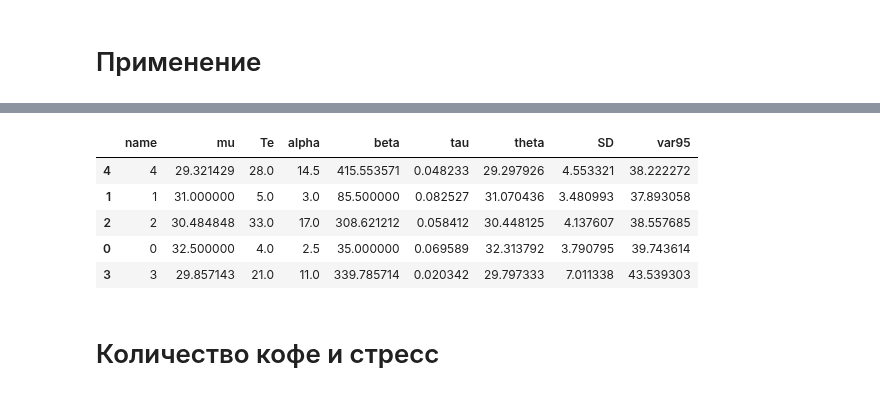
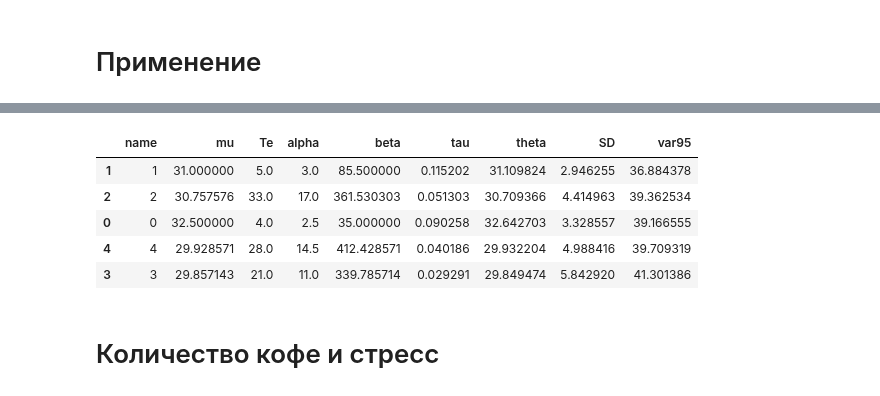
Before and after one commit to ksetdekov/trip_choice_optimizer, a Jupyter notebook: coffee-amount-optimization.ipynb, the cells around one changed output, grey strips where cells are left out. Saved outputs shown, nothing was run; the diff lists cells and outputs as text; code cells hidden in the pictures.

```diff
--- a/coffee-amount-optimization.ipynb
+++ b/coffee-amount-optimization.ipynb
@@ -269,7 +269,10 @@ events = {
     datetime(2025, 3,22): (4, 24),
     datetime(2025, 3,23): (4, 36),
     datetime(2025, 3,24): (2, 28),
-    datetime(2025, 3,25): (2, 24)
+    datetime(2025, 3,25): (2, 24),
+    datetime(2025, 3,26): (4, 36),
+    datetime(2025, 3,27): (4, 33),
+    datetime(2025, 3,28): (2, 41)
 
 }
 
@@ -283,9 +286,9 @@ cups.process_events(events, days=91)
 |  | name | mu | Te | alpha | beta | tau | theta | SD | var95 |
-| 4 | 4 | 29.321429 | 28.0 | 14.5 | 415.553571 | 0.048233 | 29.297926 | 4.553321 | 38.222272 |
-| 1 | 1 | 31.000000 | 5.0 | 3.0 | 85.500000 | 0.082527 | 31.070436 | 3.480993 | 37.893058 |
-| 2 | 2 | 30.484848 | 33.0 | 17.0 | 308.621212 | 0.058412 | 30.448125 | 4.137607 | 38.557685 |
-| 0 | 0 | 32.500000 | 4.0 | 2.5 | 35.000000 | 0.069589 | 32.313792 | 3.790795 | 39.743614 |
-| 3 | 3 | 29.857143 | 21.0 | 11.0 | 339.785714 | 0.020342 | 29.797333 | 7.011338 | 43.539303 |
+| 1 | 1 | 31.000000 | 5.0 | 3.0 | 85.500000 | 0.115202 | 31.109824 | 2.946255 | 36.884378 |
+| 2 | 2 | 30.757576 | 33.0 | 17.0 | 361.530303 | 0.051303 | 30.709366 | 4.414963 | 39.362534 |
+| 0 | 0 | 32.500000 | 4.0 | 2.5 | 35.000000 | 0.090258 | 32.642703 | 3.328557 | 39.166555 |
+| 4 | 4 | 29.928571 | 28.0 | 14.5 | 412.428571 | 0.040186 | 29.932204 | 4.988416 | 39.709319 |
+| 3 | 3 | 29.857143 | 21.0 | 11.0 | 339.785714 | 0.029291 | 29.849474 | 5.842920 | 41.301386 |
 # %% [markdown]
 # Количество кофе и стресс
 # %%
```
Also changed, not shown: parts of 6 cells of this notebook.
